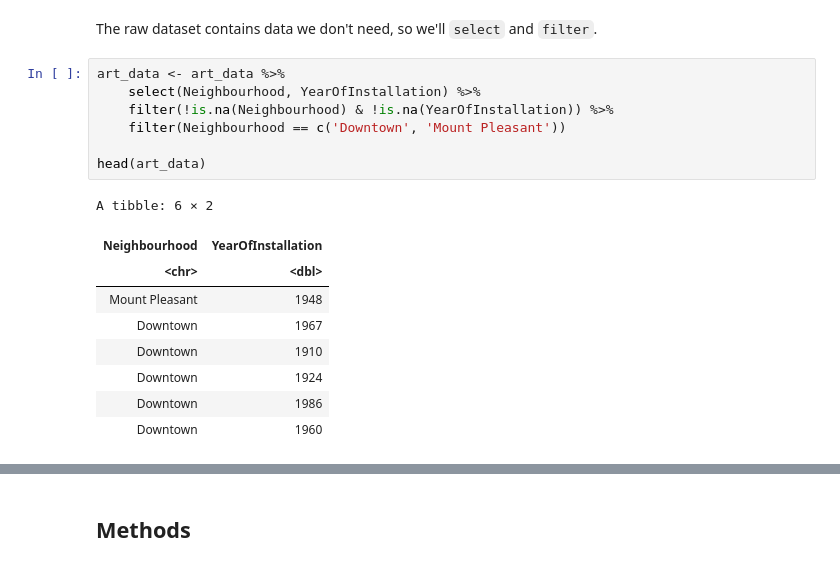
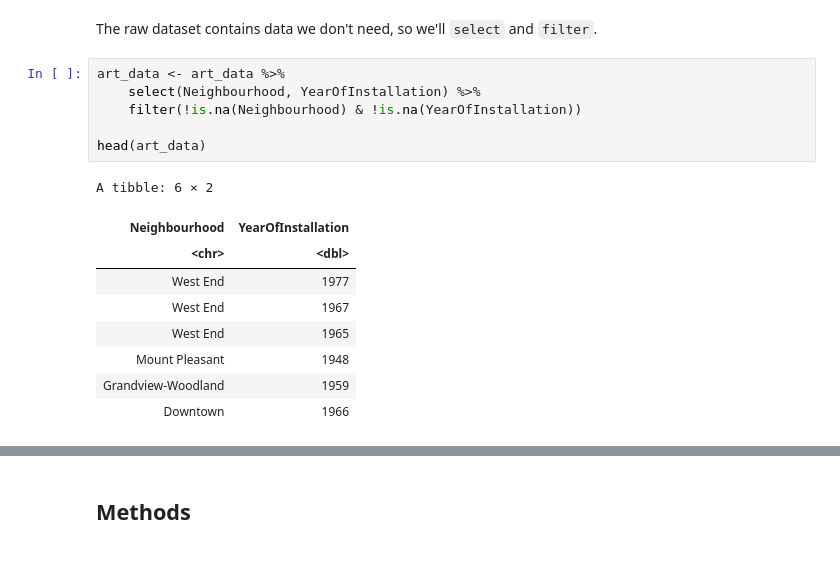
Before and after one commit to olivia-1221/Vancouver-Public-Art, a Jupyter notebook: proposal.ipynb, the cells around one changed output, grey strips where cells are left out. Drawn from its saved outputs; the diff is of its cells as text.

```diff
--- a/proposal.ipynb
+++ b/proposal.ipynb
@@ -59,17 +59,16 @@ The raw dataset contains data we don't need, so we'll `select` and `filter`.
 # %%
 art_data <- art_data %>%
     select(Neighbourhood, YearOfInstallation) %>%
-    filter(!is.na(Neighbourhood) & !is.na(YearOfInstallation)) %>%
-    filter(Neighbourhood == c('Downtown', 'Mount Pleasant'))
+    filter(!is.na(Neighbourhood) & !is.na(YearOfInstallation))
 
 head(art_data)
 # %% [output]
 A tibble: 6 × 2
 | Neighbourhood | YearOfInstallation |
 | <chr> | <dbl> |
+| West End | 1977 |
+| West End | 1967 |
+| West End | 1965 |
 | Mount Pleasant | 1948 |
-| Downtown | 1967 |
-| Downtown | 1910 |
-| Downtown | 1924 |
-| Downtown | 1986 |
-| Downtown | 1960 |
+| Grandview-Woodland | 1959 |
+| Downtown | 1966 |
```
Also changed, not shown: parts of 8 cells of this notebook.
